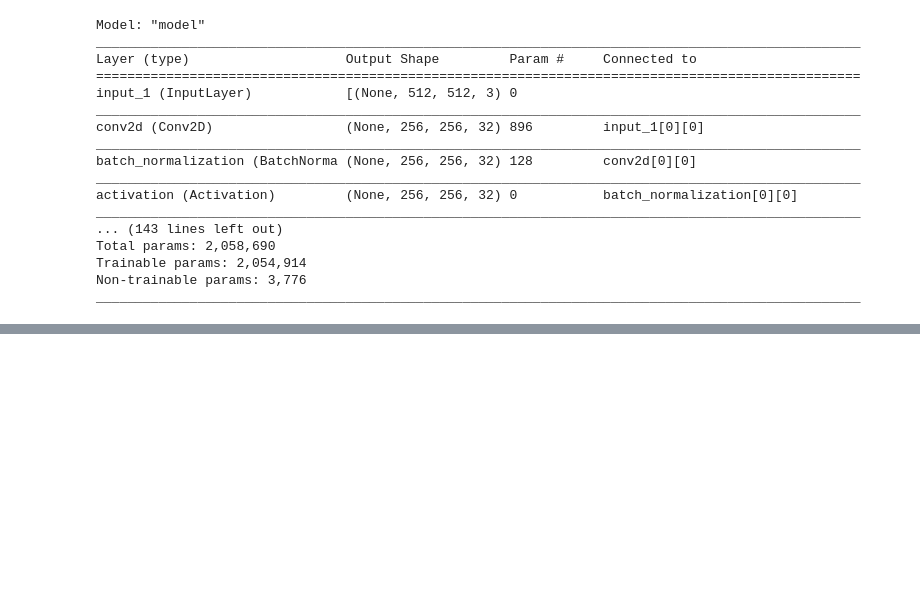
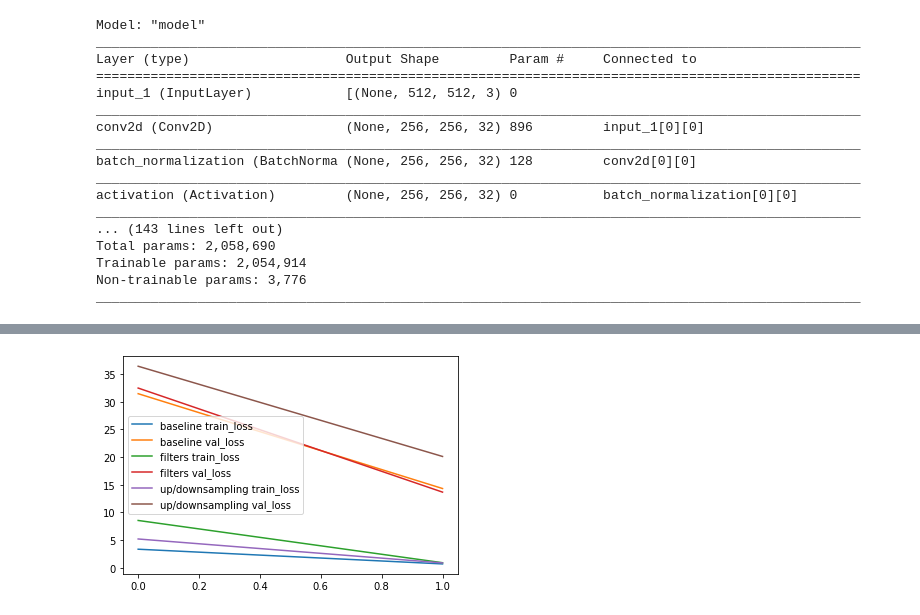
Before and after one commit to BB8-2020/FARM-deforestation, a Jupyter notebook: notebooks/unet.ipynb, the cells around one changed output, grey strips where cells are left out. Cells and saved outputs as stored; diff of their text form; code cells hidden in the pictures; blank space fills up the shorter version.

```diff
--- a/notebooks/unet.ipynb
+++ b/notebooks/unet.ipynb
@@ -263,0 +546,17 @@ display_mask(i)  # Note that the model only sees inputs at 150x150.
+# %%
+# Model trialing.
+
+models = [{"name":"baseline","model":get_model,"opt":"rmsprop"},
+          {"name":"filters","model":alt_model_1,"opt":"rmsprop"},
+          {"name":"up-downsampling","model":alt_model_2,"opt":"rmsprop"}]
+# %%
+for entry in models:
+    ho_model = entry["model"](img_size, num_classes)
+    ho_model.compile(optimizer=entry["opt"], loss="sparse_categorical_crossentropy")
+    callbacks = [keras.callbacks.ModelCheckpoint("image_segmentation_{}.h5".format(entry["name"]), save_best_only = True)]
+    outcome = ho_model.fit(train_gen, epochs=2, callbacks=callbacks, validation_data=val_gen)
+    plt.plot(outcome.history["loss"],label="{} train_loss".format(entry["name"]))
+    plt.plot(outcome.history["val_loss"],label="{} val_loss".format(entry["name"]))
+plt.legend()
+plt.show()
+# %% [output]
@@ -263,0 +575 @@ display_mask(i)  # Note that the model only sees inputs at 150x150.
+[figure, added]
```
Also changed, not shown: parts of 16 cells of this notebook, 1 other file.
